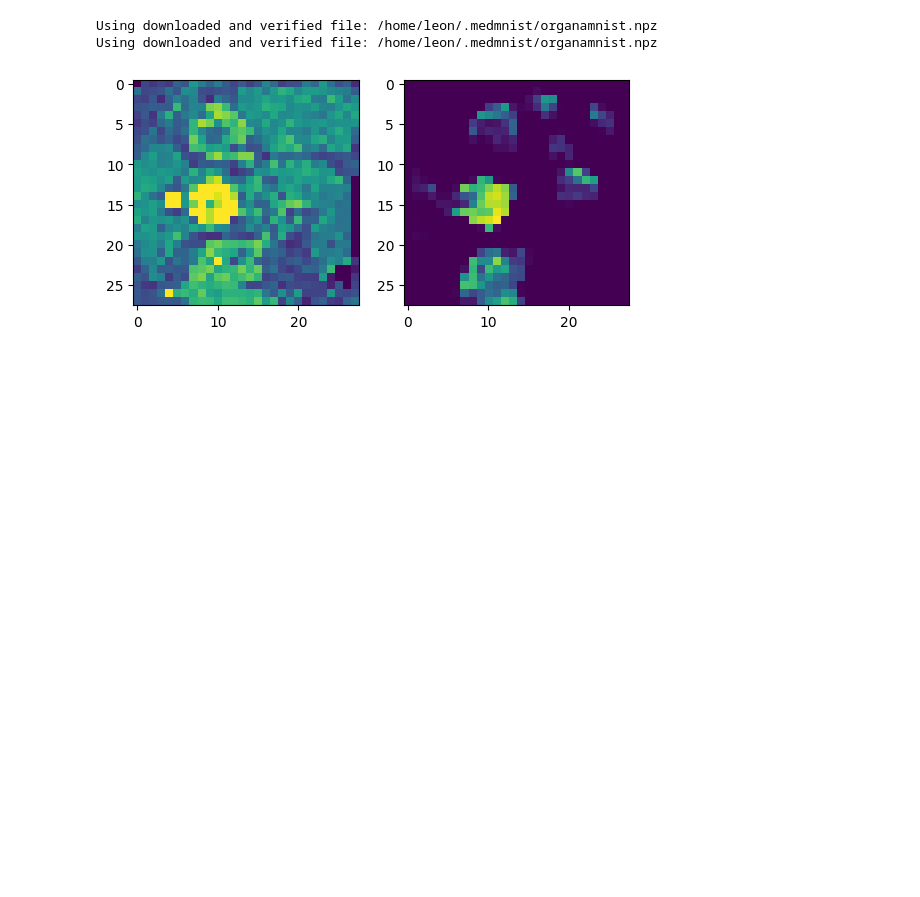
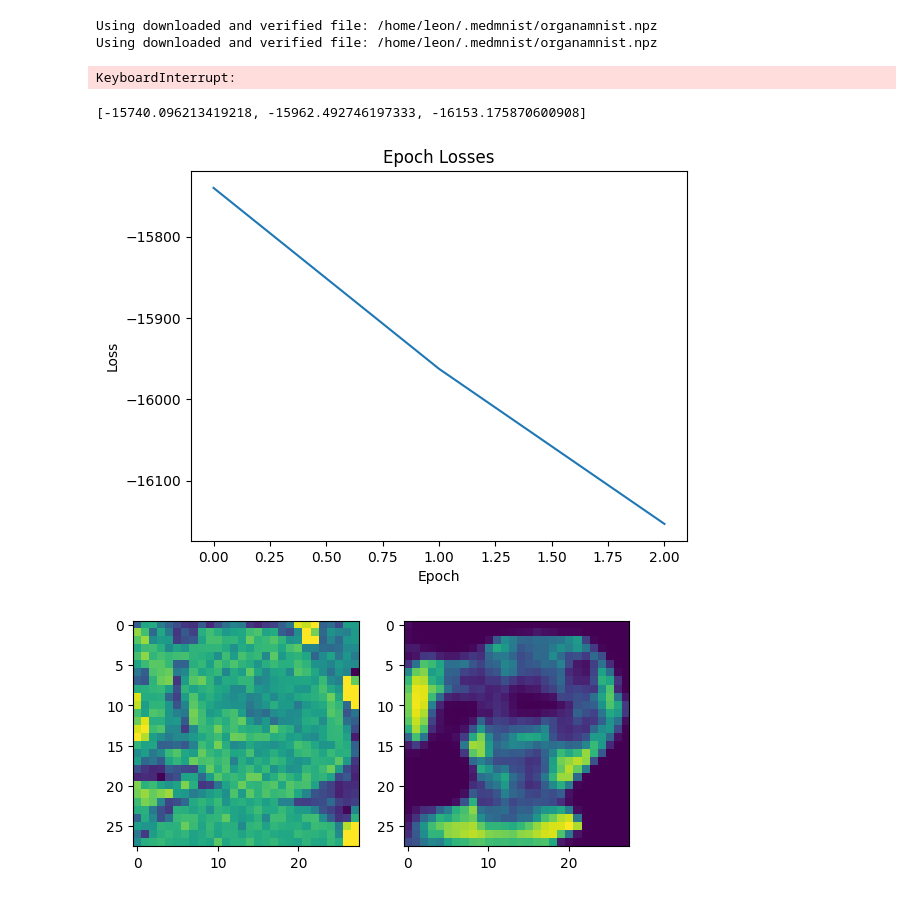
Before and after one commit to bjarnege/VAE-based-Medical-Image-Generator, a Jupyter notebook: src/vae_based_medical_image_generator/notebooks/training.ipynb, the cells around one changed output. Cells and saved outputs as stored; diff of their text form; code cells hidden in the pictures; blank space fills up the shorter version.

Commit message:
Important stuff

```diff
--- a/src/vae_based_medical_image_generator/notebooks/training.ipynb
+++ b/src/vae_based_medical_image_generator/notebooks/training.ipynb
@@ -45,26 +45,49 @@ Using downloaded and verified file: /home/leon/.medmnist/organamnist.npz
 Training the network for a given number of epochs
 The loss after every epoch is printed
 """
+training_losses = []
+
 for epoch in range(num_epochs):
     with tqdm(train_loader, unit="batch") as tepoch:
         tepoch.set_description(f"Epoch {epoch}")
+
+        loss_per_epoch = 0
 
         for data in tepoch:
             imgs, _ = data
             imgs = imgs.to(device)
 
-            # Feeding a batch of images into the network to obtain the output image, mu, and logVar
             out, mu, logVar = vae(imgs)
+            training_loss = vae_loss(imgs, out, mu, logVar)
 
-            # The loss is the BCE loss combined with the KL divergence to ensure the distribution is learnt
-            loss = vae_loss(imgs, out, mu, logVar)
+            loss_per_epoch += training_loss.item()
 
-            # Backpropagation based on the loss
             optimizer.zero_grad()
-            loss.backward()
+            training_loss.backward()
             optimizer.step()
 
-            tepoch.set_postfix(loss=loss.item())
+            # tepoch.set_postfix(loss=training_loss.item())
+
+        training_losses.append(loss_per_epoch/len(train_loader.dataset))
+# %% [output]
+KeyboardInterrupt:
+# %%
+import matplotlib.pyplot as plt
+
+# Create a line plot of the epoch losses
+print(training_losses)
+plt.plot(training_losses)
+
+# Add labels and a title
+plt.xlabel('Epoch')
+plt.ylabel('Loss')
+plt.title('Epoch Losses')
+
+# Display the plot
+plt.show()
+# %% [output]
+[-15740.096213419218, -15962.492746197333, -16153.175870600908]
+[figure, added]
 # %%
 import matplotlib.pyplot as plt
 import numpy as np
@@ -83,4 +106,4 @@ with torch.no_grad():
         plt.subplot(122)
         plt.imshow(np.squeeze(outimg))
 # %% [output]
-[figure, old version]
+[figure, new version]
```
